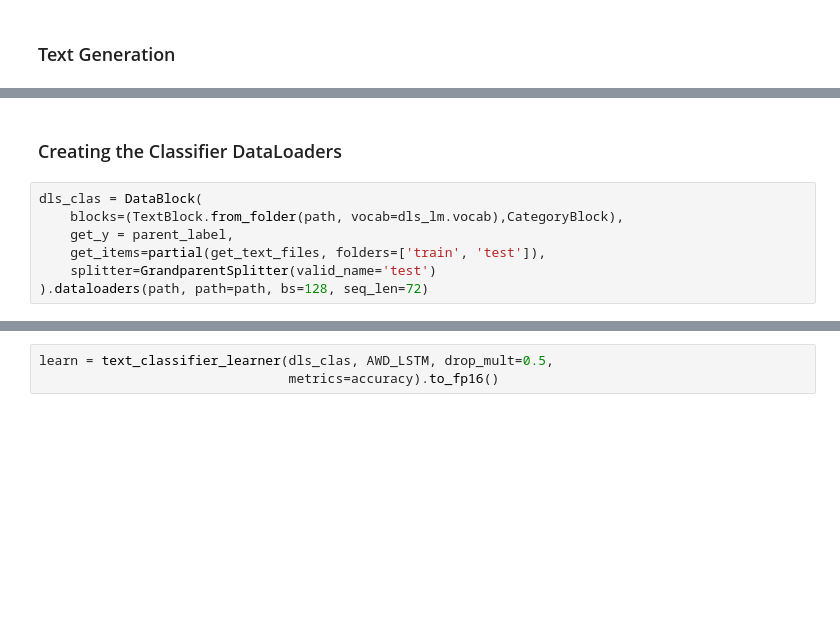
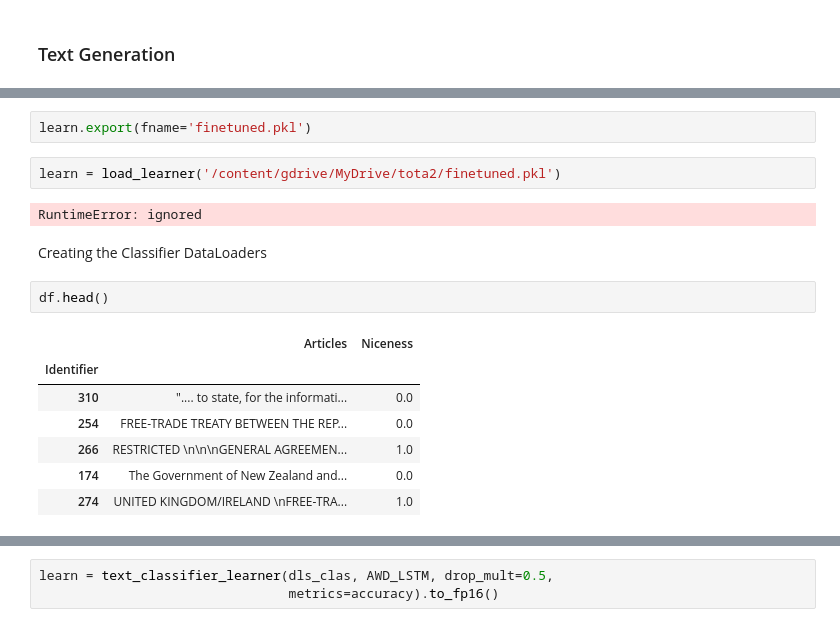
Before and after one commit to ml24330/trade, a Jupyter notebook: Data Labelling/NLP Transfer Learning.ipynb, the cells around one changed output, grey strips where cells are left out. Saved outputs shown, nothing was run; the diff lists cells and outputs as text; blank space fills up the shorter version.

```diff
--- a/Data Labelling/NLP Transfer Learning.ipynb
+++ b/Data Labelling/NLP Transfer Learning.ipynb
@@ -59,9 +99,18 @@ The United States and the Kingdom of Thailand the Parties , the two countries to
+# %%
+learn.export(fname='finetuned.pkl')
+# %%
+learn = load_learner('/content/gdrive/MyDrive/tota2/finetuned.pkl')
+# %% [output]
+RuntimeError: ignored
 # %% [markdown]
-### Creating the Classifier DataLoaders
+Creating the Classifier DataLoaders
-# %%
-dls_clas = DataBlock(
-    blocks=(TextBlock.from_folder(path, vocab=dls_lm.vocab),CategoryBlock),
-    get_y = parent_label,
-    get_items=partial(get_text_files, folders=['train', 'test']),
-    splitter=GrandparentSplitter(valid_name='test')
-).dataloaders(path, path=path, bs=128, seq_len=72)
+# %%
+df.head()
+# %% [output]
+|  | Articles | Niceness |
+| Identifier |  |  |
+| 310 | ".... to state, for the informati... | 0.0 |
+| 254 | FREE-TRADE TREATY BETWEEN THE REP... | 0.0 |
+| 266 | RESTRICTED \n\n\nGENERAL AGREEMEN... | 1.0 |
+| 174 | The Government of New Zealand and... | 0.0 |
+| 274 | UNITED KINGDOM/IRELAND \nFREE-TRA... | 1.0 |
```
Also changed, not shown: parts of 32 cells of this notebook.
